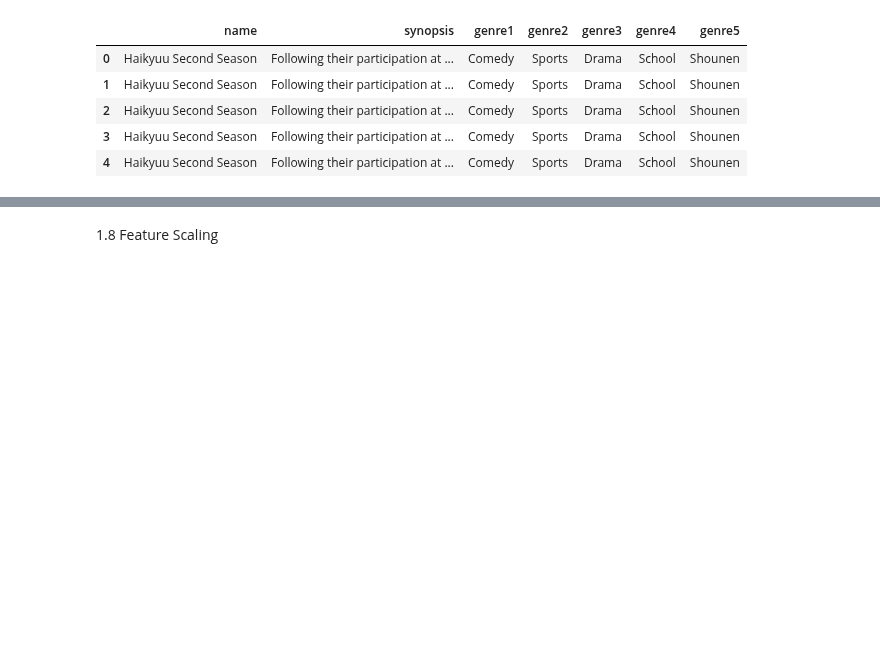
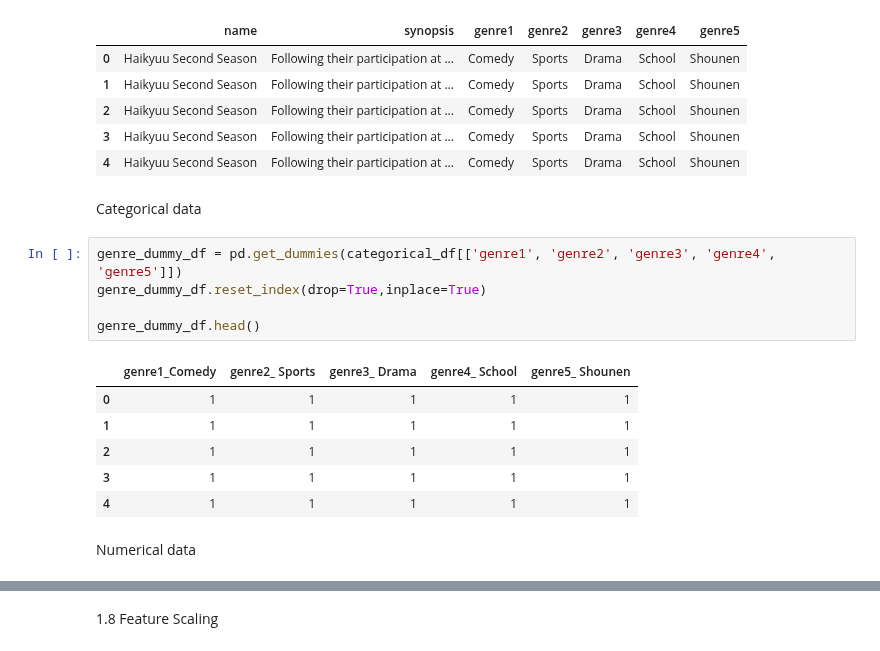
Before and after one commit to Haaris-Syed/AnimeRecommender, a Jupyter notebook: AnimeDataset-Preprocessing.ipynb, the cells around one changed output, grey strips where cells are left out. Saved outputs shown, nothing was run; the diff lists cells and outputs as text; blank space fills up the shorter version.

```diff
--- a/AnimeDataset-Preprocessing.ipynb
+++ b/AnimeDataset-Preprocessing.ipynb
@@ -393,3 +394,19 @@ categorical_df.head()
 | 2 | Haikyuu Second Season | Following their participation at ... | Comedy | Sports | Drama | School | Shounen |
 | 3 | Haikyuu Second Season | Following their participation at ... | Comedy | Sports | Drama | School | Shounen |
 | 4 | Haikyuu Second Season | Following their participation at ... | Comedy | Sports | Drama | School | Shounen |
+# %% [markdown]
+Categorical data
+# %%
+genre_dummy_df = pd.get_dummies(categorical_df[['genre1', 'genre2', 'genre3', 'genre4', 'genre5']])
+genre_dummy_df.reset_index(drop=True,inplace=True)
+
+genre_dummy_df.head()
+# %% [output]
+|  | genre1_Comedy | genre2_ Sports | genre3_ Drama | genre4_ School | genre5_ Shounen |
+| 0 | 1 | 1 | 1 | 1 | 1 |
+| 1 | 1 | 1 | 1 | 1 | 1 |
+| 2 | 1 | 1 | 1 | 1 | 1 |
+| 3 | 1 | 1 | 1 | 1 | 1 |
+| 4 | 1 | 1 | 1 | 1 | 1 |
+# %% [markdown]
+Numerical data
```
Also changed, not shown: parts of 13 cells of this notebook.
